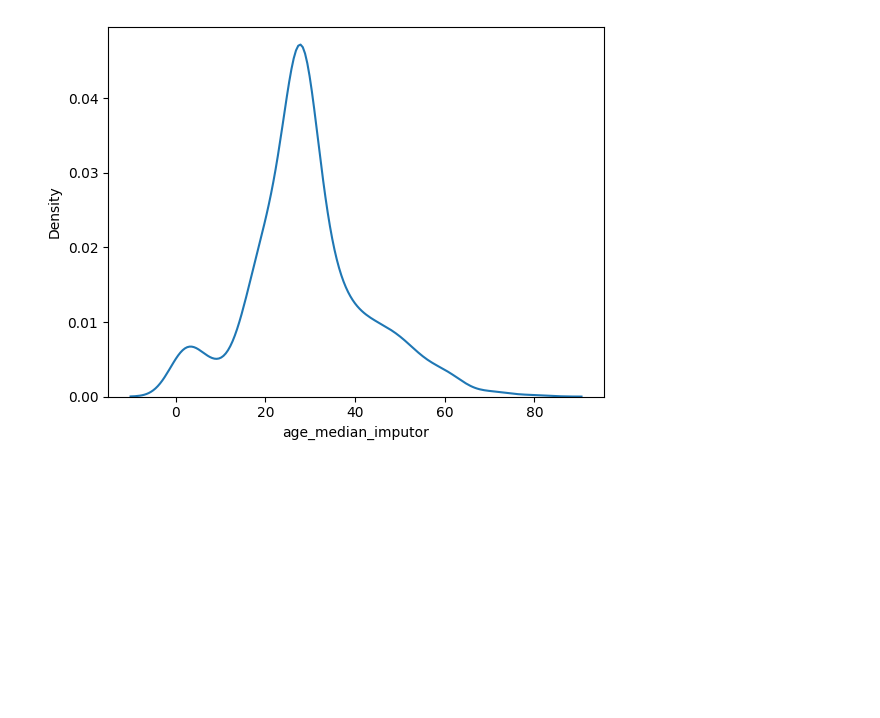
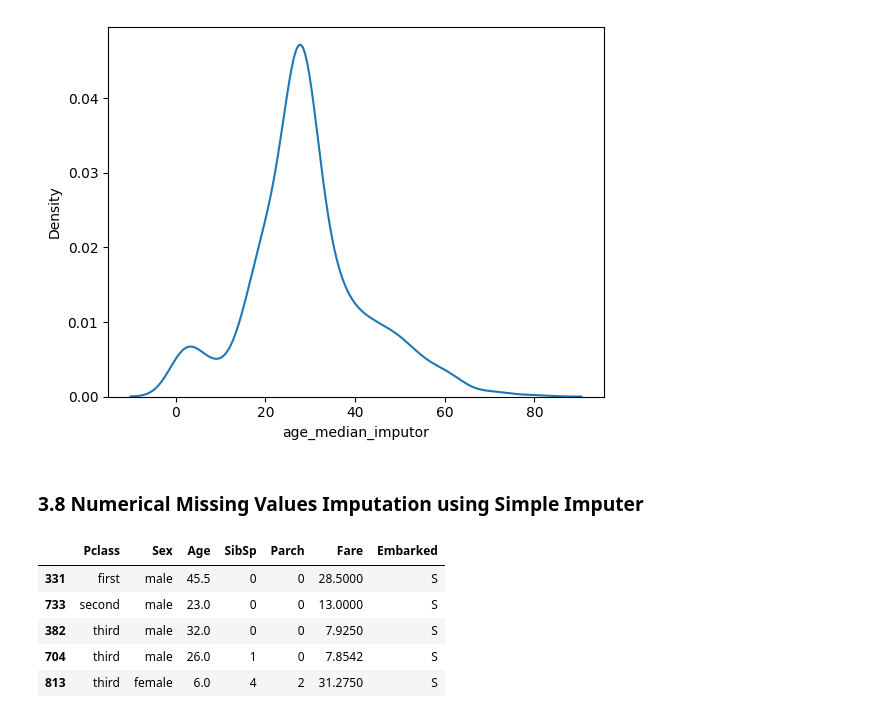
Before and after one commit to roybipro/AI-ML-learning-Phitron, a Jupyter notebook: machine-learning/week-01-eda-and-feature-engineering/Module-03-starter-train-test-split and-missing-value-handling /fe1.ipynb, the cells around one changed output. Drawn from its saved outputs; the diff is of its cells as text; code cells hidden in the pictures; blank space fills up the shorter version.

Commit message:
3.8 Numerical Missing Values Imputation using Simple Imputer

```diff
--- a/machine-learning/week-01-eda-and-feature-engineering/Module-03-starter-train-test-split and-missing-value-handling /fe1.ipynb
+++ b/machine-learning/week-01-eda-and-feature-engineering/Module-03-starter-train-test-split and-missing-value-handling /fe1.ipynb
@@ -126,3 +126,26 @@ sns.kdeplot(x_train['age_median_imputor'], label='median impute')
 # %% [output]
 <Axes: xlabel='age_median_imputor', ylabel='Density'>
 [figure]
+# %% [markdown]
+### 3.8 Numerical Missing Values Imputation using Simple Imputer
+# %%
+from sklearn.impute import SimpleImputer
+import numpy as np
+
+age_imputer = SimpleImputer(missing_values=np.nan, strategy='mean')
+
+age_imputer.fit(x_train[['Age']])
+
+x_train['Age'] = age_imputer.transform(x_train[['Age']]).ravel()
+# %%
+x_train.isnull().sum()
+
+x_train.drop(['age_mean_imputor', 'age_median_imputor'], axis=1, inplace=True, errors='ignore')
+x_train.head()
+# %% [output]
+|  | Pclass | Sex | Age | SibSp | Parch | Fare | Embarked |
+| 331 | first | male | 45.5 | 0 | 0 | 28.5000 | S |
+| 733 | second | male | 23.0 | 0 | 0 | 13.0000 | S |
+| 382 | third | male | 32.0 | 0 | 0 | 7.9250 | S |
+| 704 | third | male | 26.0 | 1 | 0 | 7.8542 | S |
+| 813 | third | female | 6.0 | 4 | 2 | 31.2750 | S |
```
Also changed, not shown: parts of 2 cells of this notebook.
